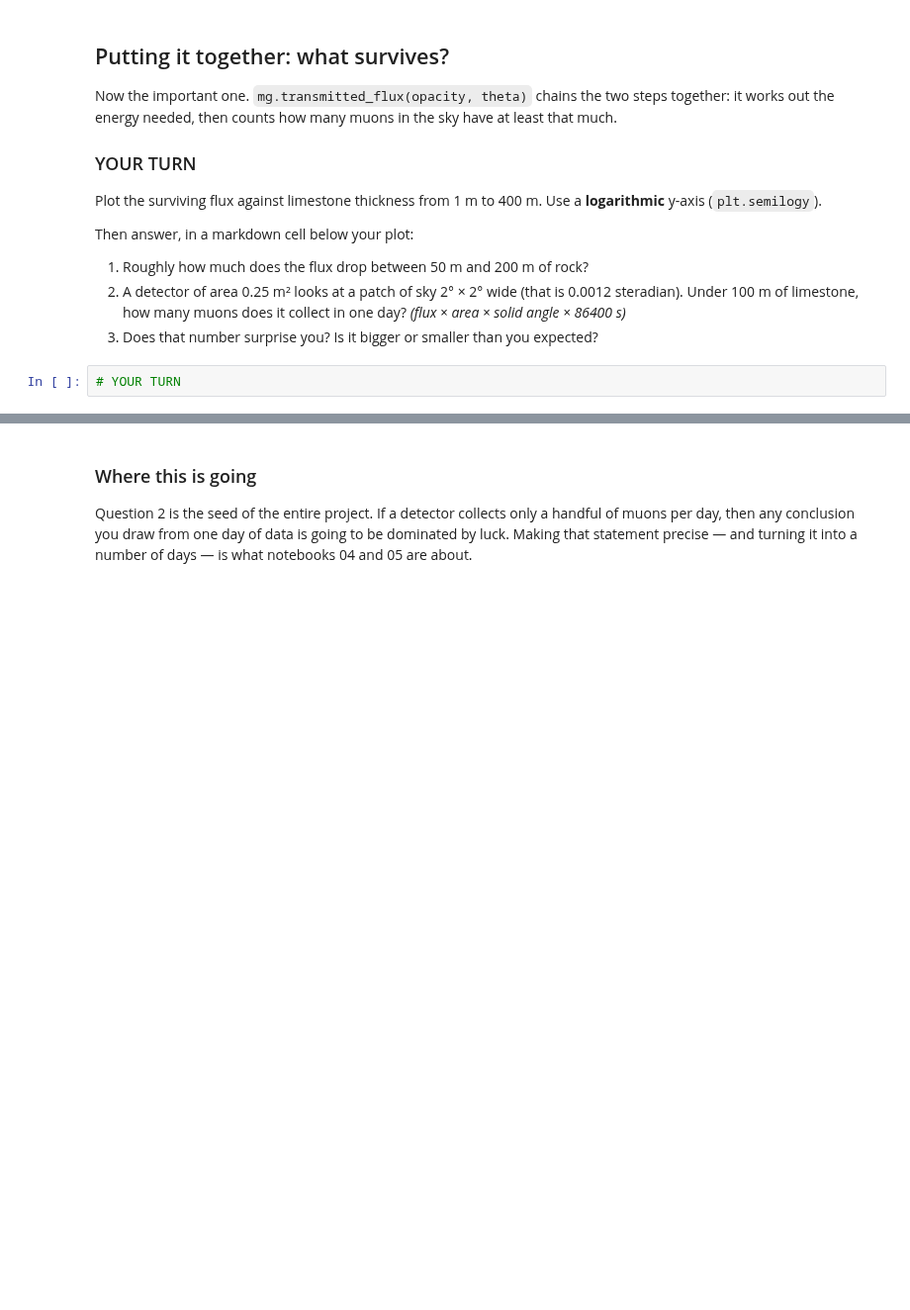
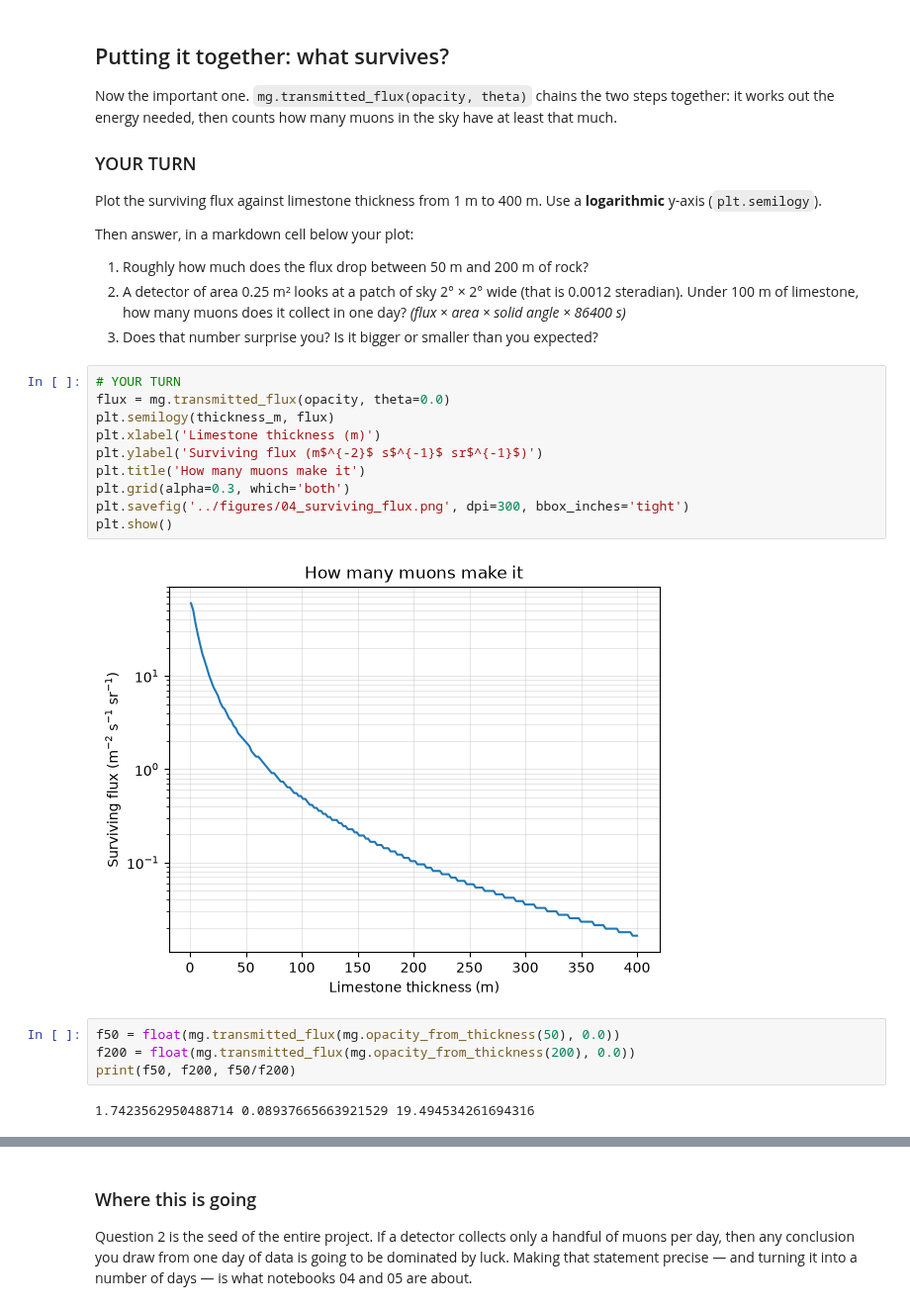
Before and after one commit to Evan-Lim/muography-project, a Jupyter notebook: evan-student-package/notebooks/01_muons_and_rock.ipynb, the cells around one changed output, grey strips where cells are left out. Shown at 99% size. Saved outputs shown, nothing was run; the diff lists cells and outputs as text; blank space fills up the shorter version.

```diff
--- a/evan-student-package/notebooks/01_muons_and_rock.ipynb
+++ b/evan-student-package/notebooks/01_muons_and_rock.ipynb
@@ -90,3 +121,19 @@ Then answer, in a markdown cell below your plot:
 3. Does that number surprise you? Is it bigger or smaller than you expected?
 # %%
 # YOUR TURN
+flux = mg.transmitted_flux(opacity, theta=0.0)
+plt.semilogy(thickness_m, flux)
+plt.xlabel('Limestone thickness (m)')
+plt.ylabel('Surviving flux (m$^{-2}$ s$^{-1}$ sr$^{-1}$)')
+plt.title('How many muons make it')
+plt.grid(alpha=0.3, which='both')
+plt.savefig('../figures/04_surviving_flux.png', dpi=300, bbox_inches='tight')
+plt.show()
+# %% [output]
+[figure, added]
+# %%
+f50 = float(mg.transmitted_flux(mg.opacity_from_thickness(50), 0.0))
+f200 = float(mg.transmitted_flux(mg.opacity_from_thickness(200), 0.0))
+print(f50, f200, f50/f200)
+# %% [output]
+1.7423562950488714 0.08937665663921529 19.494534261694316
```
Also changed, not shown: parts of 9 cells of this notebook, 7 other files.
